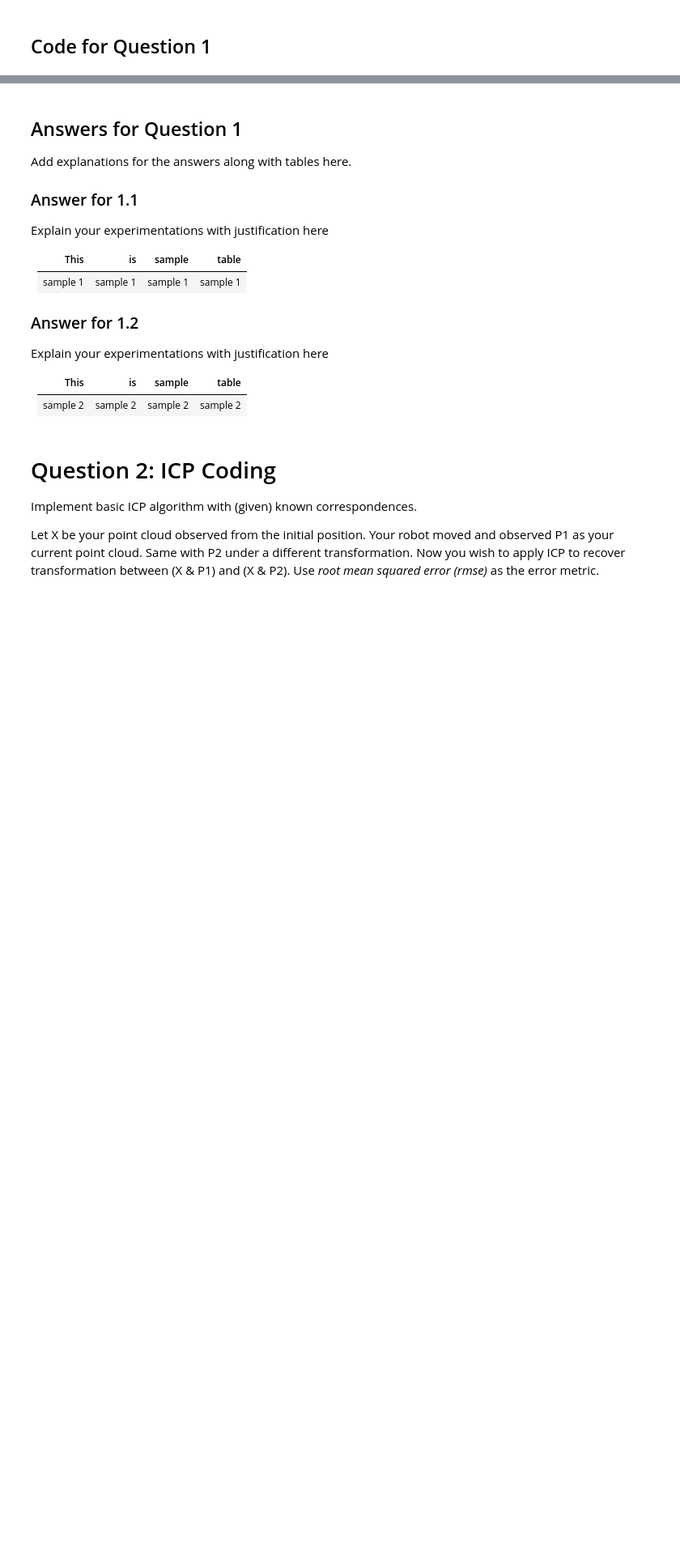
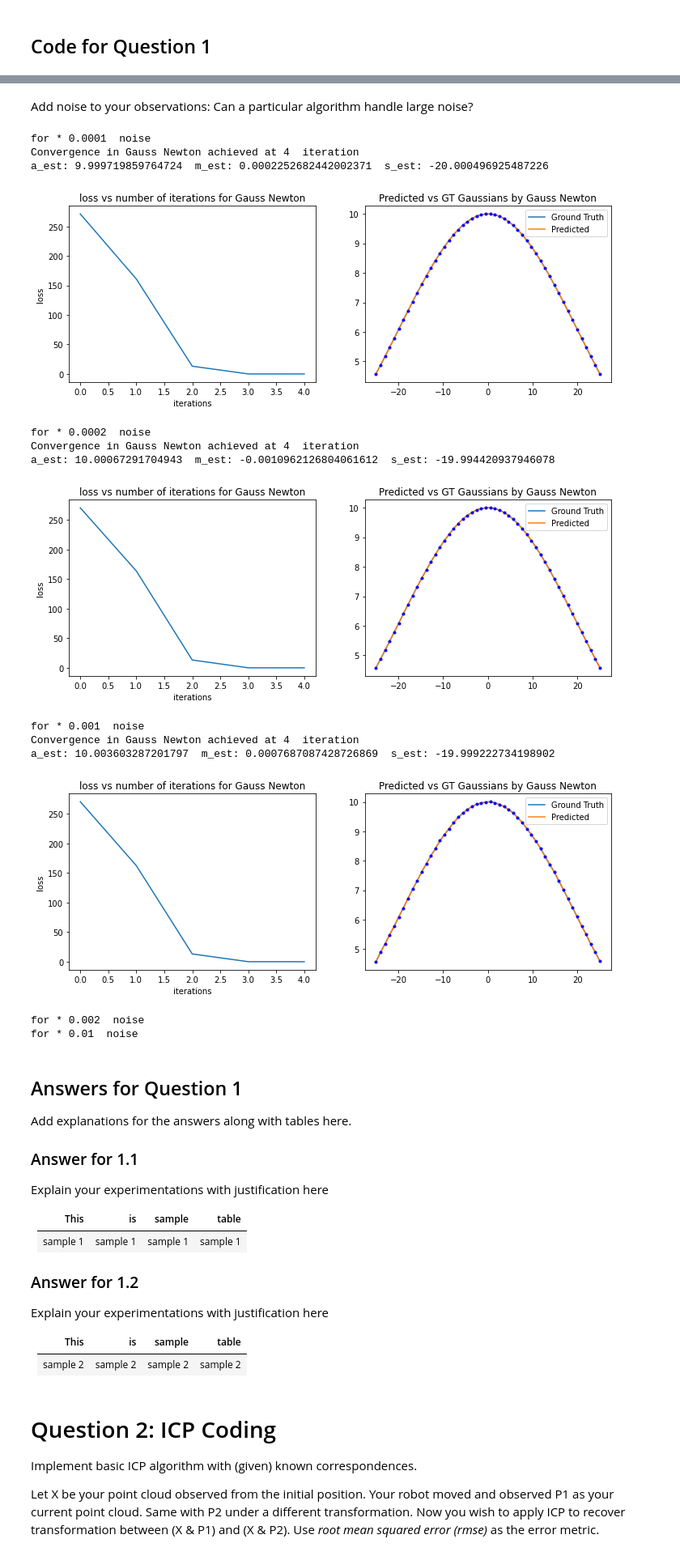
Before and after one commit to avani17101/ICP-and-Non-linear-least-squares-optimization, a Jupyter notebook: 16-spacex-Assignment-3.ipynb, the cells around one changed output, grey strips where cells are left out. Shown: that part at 81% size. Cells and saved outputs as stored; diff of their text form; code cells hidden in the pictures; blank space fills up the shorter version.

```diff
--- a/16-spacex-Assignment-3.ipynb
+++ b/16-spacex-Assignment-3.ipynb
@@ -248,3 +307,33 @@ TypeError: No loop matching the specified signature and casting was found for uf
+# %% [markdown]
+Add noise to your observations: Can a particular algorithm handle large noise?
+# %%
+noise_arr = [1/10000,1/5000,1/1000,1/500,1/100]
+o = 50
+for n in noise_arr:
+    xObserved = np.linspace(-25, 25, o)
+    a_gt = 10
+    m_gt = 0
+    s_gt = 20
+    yObserved = gaussian(xObserved, a_gt, m_gt, s_gt)+np.random.normal(0,a_gt*n,o)
+    print("for *", n," noise")
+    gradDescent(xObserved,yObserved,calculatedPrameters,0.01,1e-2)
+    gaussNewton(xObserved,yObserved,calculatedPrameters,0.01,1e-2)
+    LM(xObserved,yObserved,calculatedPrameters,10,1e+1)
+# %% [output]
+for * 0.0001  noise
+Convergence in Gauss Newton achieved at 4  iteration
+a_est: 9.999719859764724  m_est: 0.0002252682442002371  s_est: -20.000496925487226
+[figure, added]
+for * 0.0002  noise
+Convergence in Gauss Newton achieved at 4  iteration
+a_est: 10.00067291704943  m_est: -0.0010962126804061612  s_est: -19.994420937946078
+[figure, added]
+for * 0.001  noise
+Convergence in Gauss Newton achieved at 4  iteration
+a_est: 10.003603287201797  m_est: 0.0007687087428726869  s_est: -19.999222734198902
+[figure, added]
+for * 0.002  noise
+for * 0.01  noise
 # %% [markdown]
 ## Answers for Question 1
 Add explanations for the answers along with tables here.
```
Also changed, not shown: parts of 9 cells of this notebook.
